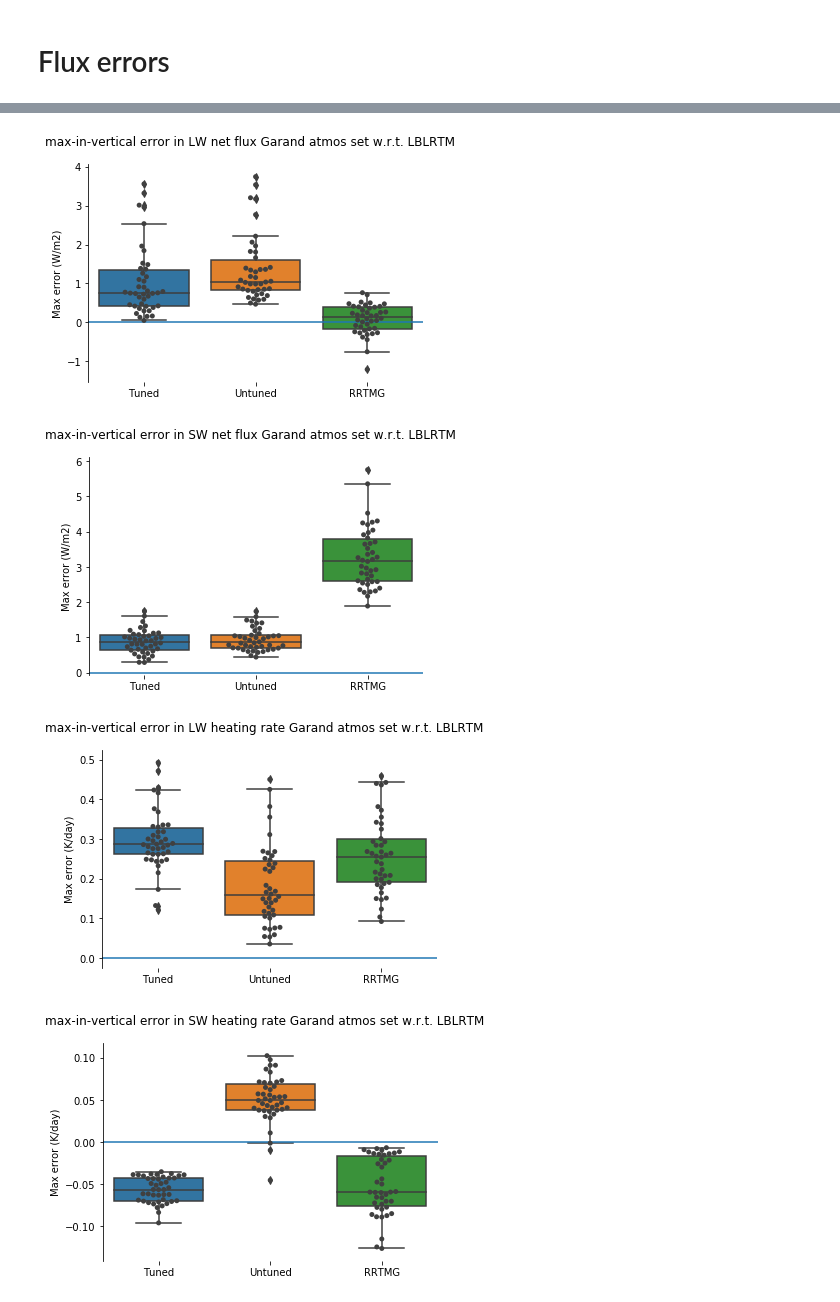
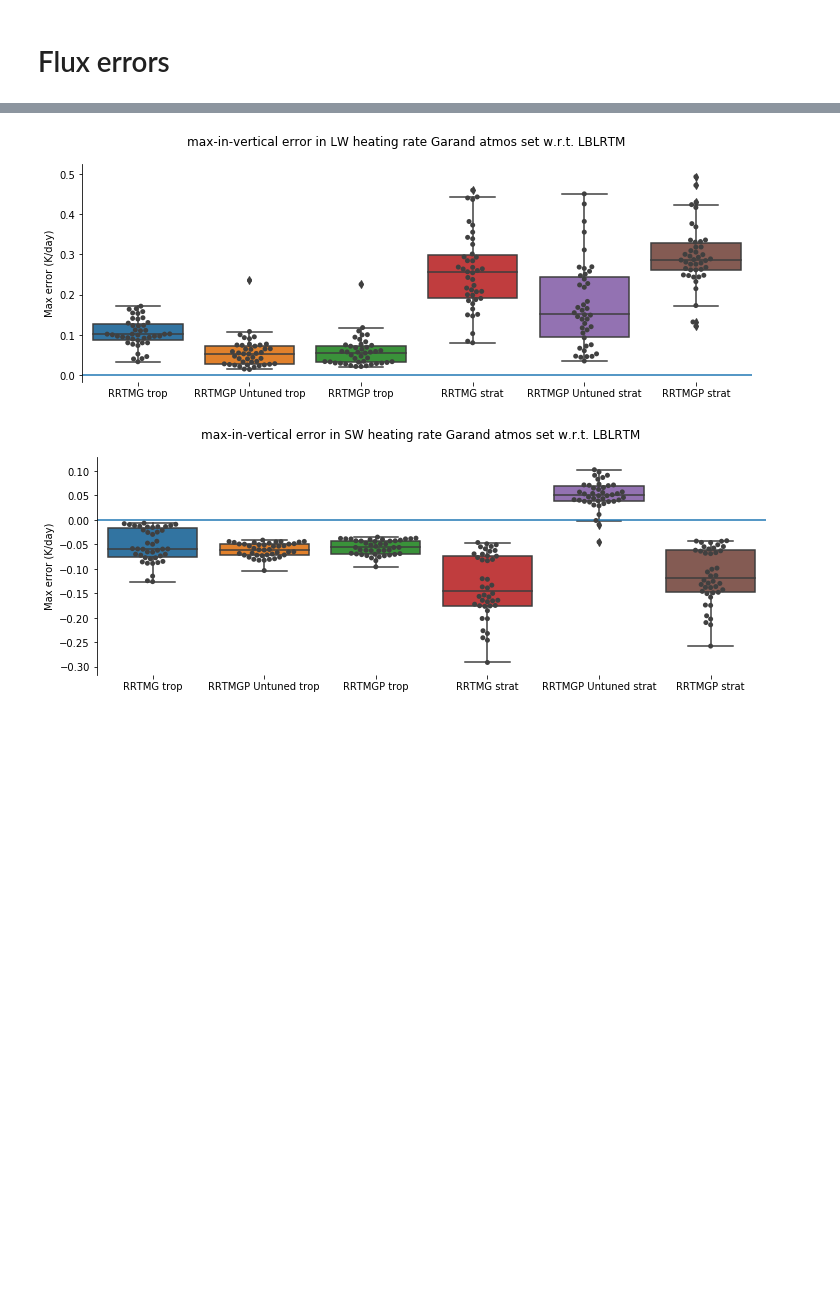
Before and after one commit to RobertPincus/rte-rrtmgp-paper-figures, a Jupyter notebook: RTE+RRMTGP-Paper-Figures.ipynb, the cells around one changed output, grey strips where cells are left out. Saved outputs shown, nothing was run; the diff lists cells and outputs as text; code cells hidden in the pictures; blank space fills up the shorter version.

Commit message:
Revised plots including vertical errors seprated by upper and lower atmosphere.

```diff
--- a/RTE+RRMTGP-Paper-Figures.ipynb
+++ b/RTE+RRMTGP-Paper-Figures.ipynb
@@ -268,0 +312,19 @@ plt.savefig("sw-toa-total-error.pdf", dpi=600)
+# %%
+def plot_max_vert_err_distribution(axes, quantity, ref_file, test_files, test_labels, factor=1., yaxisunits="W/m2"):
+    ref_ds = xr.open_dataset(ref_file)
+    tst_ds = [xr.open_dataset(f) for f in test_files]
+    vaxis = "lay" if "lay" in ref_ds.variables[quantity].dims else "lev"
+
+    ref = ref_ds.variables[quantity][:]
+
+    # Lower atmosphere
+    errs =                       [(tf.variables[quantity][:] - ref).where(ref_ds.variables["p_"+vaxis] >= p_tropo).max(dim=vaxis)*factor for tf in tst_ds]
+    # Upper atmosphere - should we neglect top layer?
+    # If we use a list comprehension here the last element is a "generator object" and not the data we want
+    for tf in tst_ds: errs.append((tf.variables[quantity][:] - ref).where(ref_ds.variables["p_"+vaxis] <  p_tropo).max(dim=vaxis)*factor)
+
+    labs = [t + " " + l for l in ["trop", "strat"] for t in test_labels]
+    plot_err_distribution(axes, errs, labs, ylabel = "Max error (" +  yaxisunits +")")
+
+    [tf.close() for tf in tst_ds]
+    ref_ds.close()
@@ -269,41 +356,24 @@ plt.savefig("sw-toa-total-error.pdf", dpi=600)
 # %%
-fig = plt.figure()
+x, y = plt.rcParams["figure.figsize"]
+fig = plt.figure(figsize=(x*2, y))
 axes = fig.add_subplot(111)
-plot_max_vert_err_distribution(fig, axes, "flux_net", lw_lblrtm_file, \
-                      [lw_rrtmgp_default_file, lw_rrtmgp_untuned_file, lw_rrtmg_file], \
-                      ["Tuned", "Untuned", "RRTMG"])
-for spine in spines_to_remove: axes.spines[spine].set_visible(False)
-fig.suptitle("max-in-vertical error in LW net flux Garand atmos set w.r.t. LBLRTM")
-plt.savefig("lw-error-net.pdf", dpi=600)
-
-fig = plt.figure()
-axes = fig.add_subplot(111)
-plot_max_vert_err_distribution(fig, axes, "flux_net", sw_charts_file, \
-                      [sw_rrtmgp_default_file, sw_rrtmgp_untuned_file, sw_rrtmg_file], \
-                      ["Tuned", "Untuned", "RRTMG"])
-for spine in spines_to_remove: axes.spines[spine].set_visible(False)
-fig.suptitle("max-in-vertical error in SW net flux Garand atmos set w.r.t. LBLRTM")
-plt.savefig("sw-error-net.pdf", dpi=600)
-
-fig = plt.figure()
-axes = fig.add_subplot(111)
-plot_max_vert_err_distribution(fig, axes, "heating_rate", lw_lblrtm_file, \
-                      [lw_rrtmgp_default_file, lw_rrtmgp_untuned_file, lw_rrtmg_file], \
-                      ["Tuned", "Untuned", "RRTMG"], factor=86400.,yaxisunits="K/day")
-for spine in spines_to_remove: axes.spines[spine].set_visible(False)
+plot_max_vert_err_distribution(axes, "heating_rate", lw_lblrtm_file, \
+                      [lw_rrtmg_file, lw_rrtmgp_untuned_file, lw_rrtmgp_default_file] , \
+                      ["RRTMG", "RRTMGP Untuned", "RRTMGP"], factor=86400.,yaxisunits="K/day")
+sb.despine()
+axes.spines["bottom"].set_visible(False)
 fig.suptitle("max-in-vertical error in LW heating rate Garand atmos set w.r.t. LBLRTM")
 plt.savefig("lw-error-hr.pdf", dpi=600)
 
-fig = plt.figure()
+fig = plt.figure(figsize=(x*2, y))
 axes = fig.add_subplot(111)
-plot_max_vert_err_distribution(fig, axes, "heating_rate", sw_charts_file, \
-                      [sw_rrtmgp_default_file, sw_rrtmgp_untuned_file, sw_rrtmg_file], \
-                      ["Tuned", "Untuned", "RRTMG"], factor=86400.,yaxisunits="K/day")
-for spine in spines_to_remove: axes.spines[spine].set_visible(False)
+plot_max_vert_err_distribution(axes, "heating_rate", sw_charts_file, \
+                      [sw_rrtmg_file,  sw_rrtmgp_untuned_file, sw_rrtmgp_default_file], \
+                      ["RRTMG", "RRTMGP Untuned", "RRTMGP"], factor=86400.,yaxisunits="K/day")
+sb.despine()
+axes.spines["bottom"].set_visible(False)
 fig.suptitle("max-in-vertical error in SW heating rate Garand atmos set w.r.t. LBLRTM")
 plt.savefig("sw-error-hr.pdf", dpi=600)
 # %% [output]
-[figure, old version]
+[figure, new version]
-[figure, old version]
+[figure, new version]
-[figure, removed]
-[figure, removed]
```
Also changed, not shown: parts of 10 cells of this notebook.
